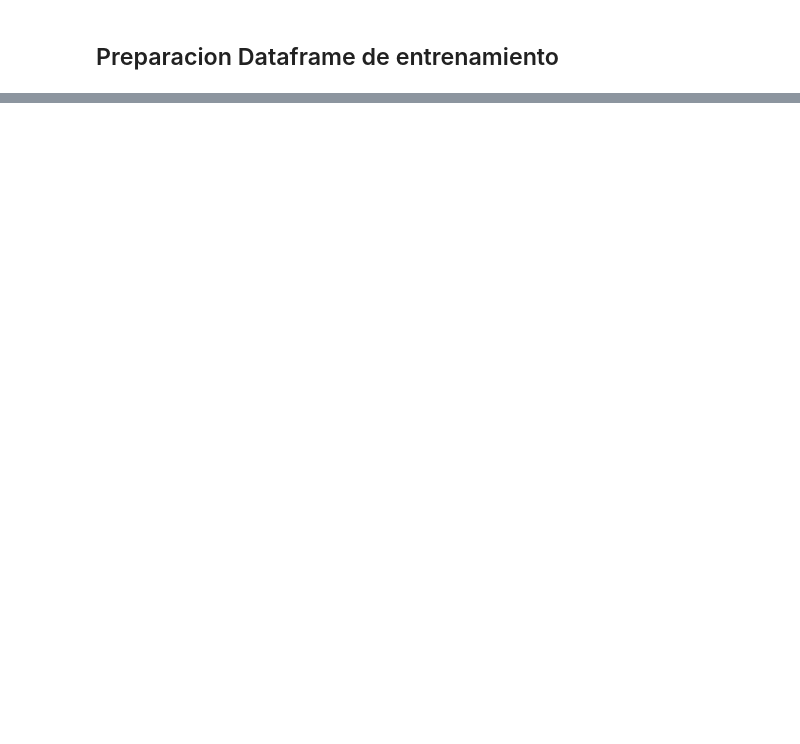
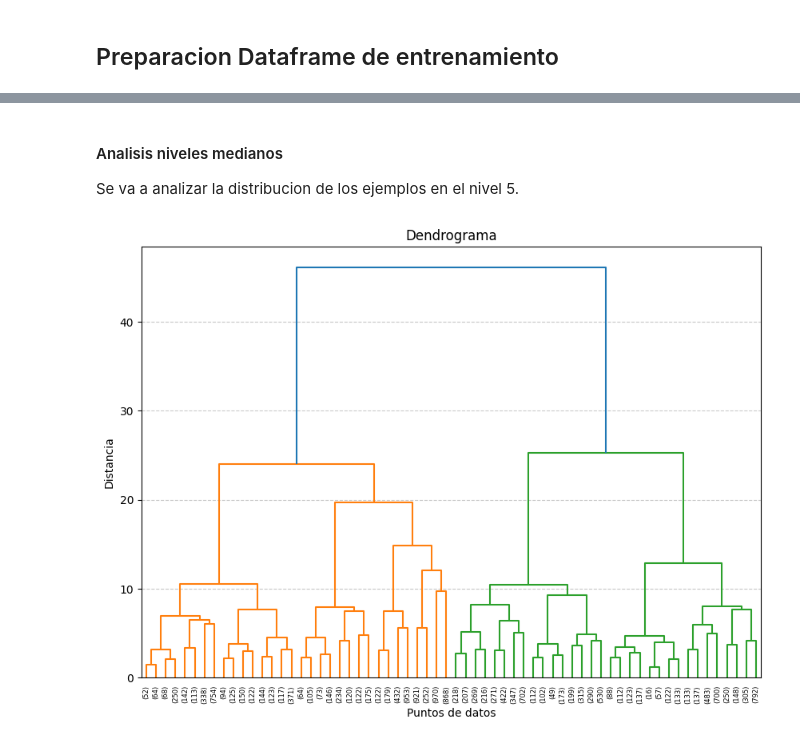
Before and after one commit to AndreesBenitoo/Practica_noSupervisado_Andres_Pedro, a Jupyter notebook: 1_jerarquico.ipynb, the cells around one changed output, grey strips where cells are left out. Cells and saved outputs as stored; diff of their text form; code cells hidden in the pictures; blank space fills up the shorter version.

```diff
--- a/1_jerarquico.ipynb
+++ b/1_jerarquico.ipynb
@@ -637,8 +1029,14 @@ linkage_matrix1 = linkage(scaled_data_2, method='ward')
+# %% [markdown]
+#### Analisis niveles medianos
+
+Se va a analizar la distribucion de los ejemplos en el nivel 5.
 # %%
 plt.figure(figsize=(10, 7))
-dendrogram(linkage_matrix1)
+dendrogram(linkage_matrix, truncate_mode='level', p=5)
 plt.title('Dendrograma')
 plt.xlabel('Puntos de datos')
 plt.ylabel('Distancia')
 plt.grid(linestyle='--', alpha=0.7, axis='y')
 plt.show()
+# %% [output]
+[figure, added]
```
Also changed, not shown: parts of 103 cells of this notebook.
